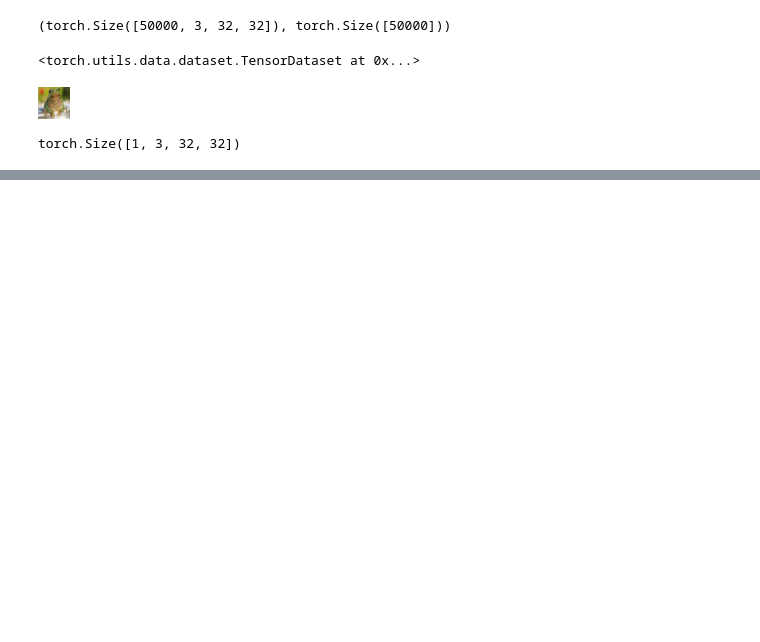
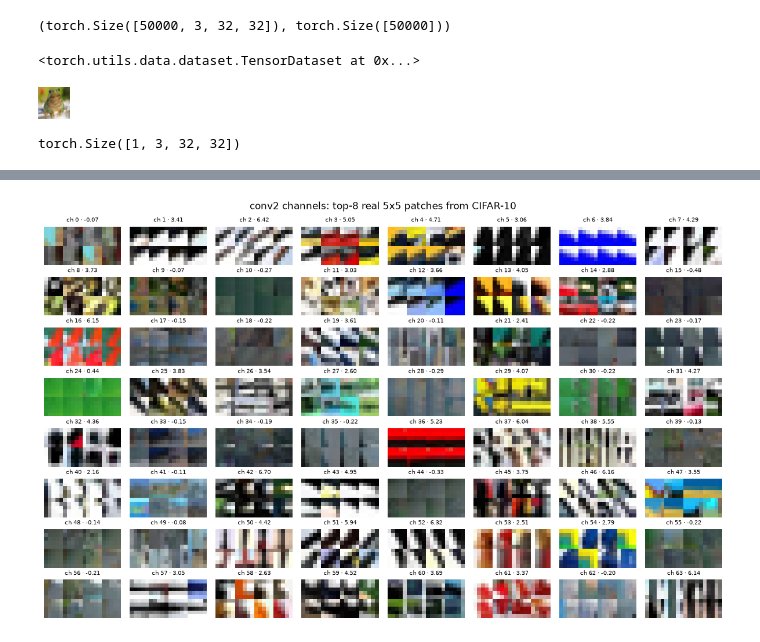
Before and after one commit to AlexZXu/data-science-learning, a Jupyter notebook: cnns/cnn-test.ipynb, the cells around one changed output, grey strips where cells are left out. Cells and saved outputs as stored; diff of their text form; code cells hidden in the pictures; blank space fills up the shorter version.

```diff
--- a/cnns/cnn-test.ipynb
+++ b/cnns/cnn-test.ipynb
@@ -156,0 +367,63 @@ Epoch 21: loss=1.1786, accuracy=57.82%
+# %%
+# Cross-check: synthetic images can lie. Optimization finds *an* input the
+# channel loves, not necessarily one resembling anything in the data. So also
+# pull the real 5x5 patches from CIFAR-10 that actually drive each channel
+# hardest -- the two views should tell the same story, and where they disagree
+# the dataset patches are the ground truth.
+N_IMAGES = 8192
+TOP_K = 8
+RF = 5              # conv2 receptive field
+HALF = RF // 2
+
+top_vals = torch.full((n_channels, TOP_K), -float("inf"))
+top_idx = torch.zeros((n_channels, TOP_K, 3), dtype=torch.long)  # (image, row, col)
+
+with torch.no_grad():
+    for start in range(0, N_IMAGES, 512):
+        batch = (data[start:start + 512] / 255.0).to(device)
+
+        # Trim the rim again: only units whose 5x5 window lies fully in-image.
+        acts = target_layer(batch)[:, :, HALF:-HALF, HALF:-HALF]
+        b, c, h, w = acts.shape
+
+        vals, pos = acts.permute(1, 0, 2, 3).reshape(c, -1).topk(TOP_K, dim=1)
+        vals, pos = vals.cpu(), pos.cpu()
+
+        img = start + pos // (h * w)
+        rem = pos % (h * w)
+        row, col = rem // w + HALF, rem % w + HALF
+
+        # Merge this batch's top-K into the running top-K.
+        cand_vals = torch.cat([top_vals, vals], dim=1)
+        cand_idx = torch.cat([top_idx, torch.stack([img, row, col], dim=-1)], dim=1)
+        keep = cand_vals.topk(TOP_K, dim=1).indices
+        top_vals = cand_vals.gather(1, keep)
+        top_idx = cand_idx.gather(1, keep.unsqueeze(-1).expand(-1, -1, 3))
+
+# Pad by HALF so a patch centred on (row, col) is just a slice.
+padded = F.pad(data[:N_IMAGES] / 255.0, (HALF,) * 4)
+
+montages = []
+for c in range(n_channels):
+    patches = torch.stack(
+        [padded[i, :, r:r + RF, cc:cc + RF] for i, r, cc in top_idx[c].tolist()]
+    )
+    # [8, 3, 5, 5] -> a 2x4 tile of patches
+    montages.append(
+        patches.reshape(2, 4, 3, RF, RF)
+        .permute(2, 0, 3, 1, 4)
+        .reshape(3, 2 * RF, 4 * RF)
+    )
+montages = torch.stack(montages)
+
+fig, axes = plt.subplots(8, 8, figsize=(12, 7.5))
+for i, ax in enumerate(axes.flat):
+    ax.imshow(montages[i].permute(1, 2, 0).numpy(), interpolation="nearest")
+    ax.set_title(f"ch {i} · {top_vals[i, 0]:.2f}", fontsize=7)
+    ax.axis("off")
+
+fig.suptitle(f"conv2 channels: top-{TOP_K} real {RF}x{RF} patches from CIFAR-10")
+fig.tight_layout()
+plt.show()
+# %% [output]
+[figure, added]
```
Also changed, not shown: parts of 9 cells of this notebook.
